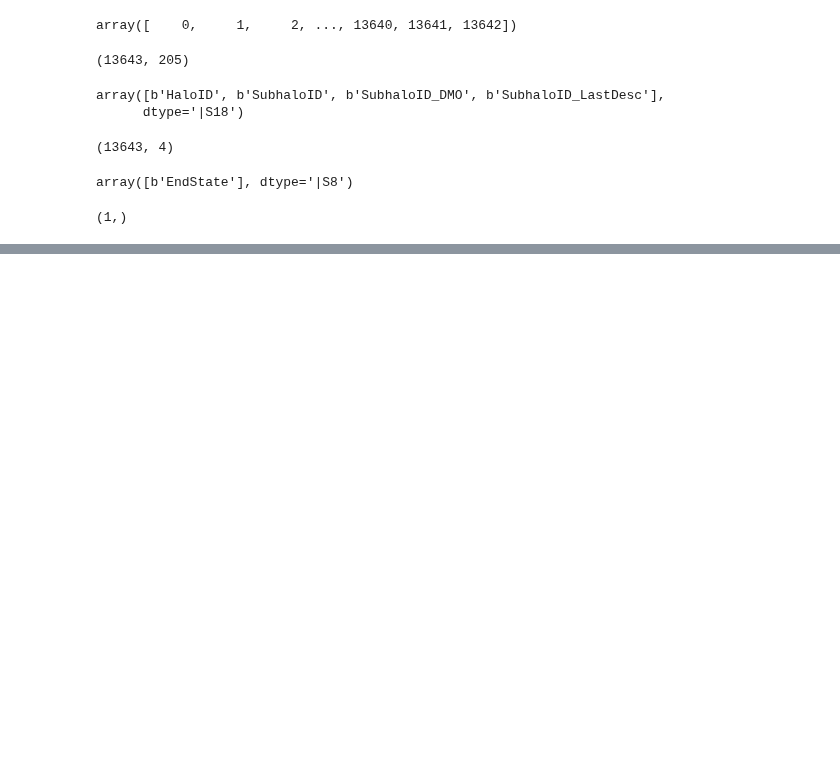
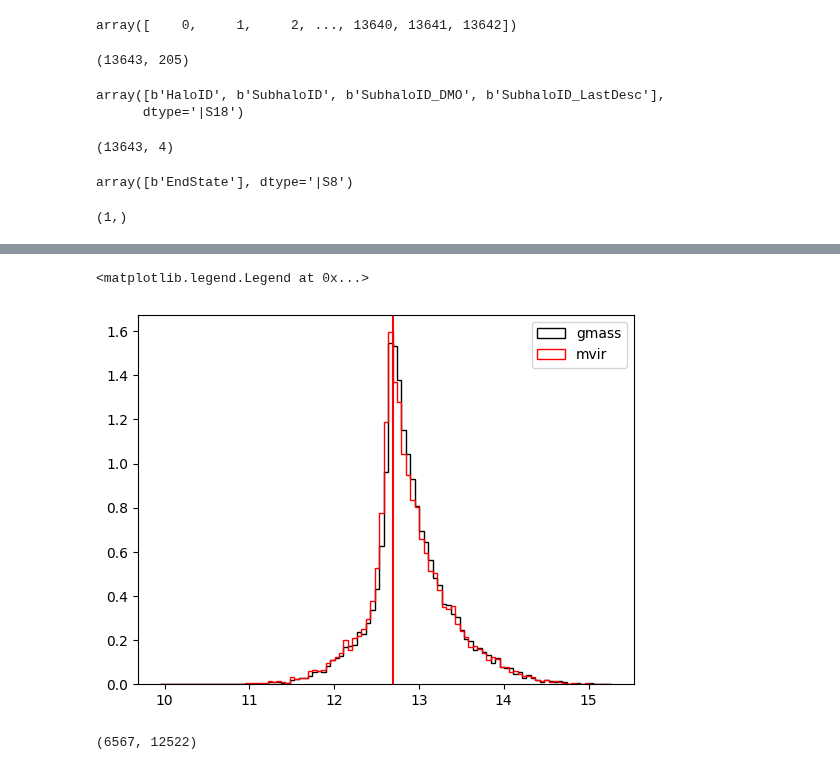
Before and after one commit to ismael-mendoza/nbody-relaxed, a Jupyter notebook: notebooks/wip/tng1.ipynb, the cells around one changed output, grey strips where cells are left out. Cells and saved outputs as stored; diff of their text form; code cells hidden in the pictures; blank space fills up the shorter version.

```diff
--- a/notebooks/wip/tng1.ipynb
+++ b/notebooks/wip/tng1.ipynb
@@ -5,3 +9,10 @@ import pickle
 # %%
 trees_file = "../../data/processed/tng/TNG300-1_cut_trees.p"
-tng_snapshot_dir = "../../data/processed/tng/TNG300-1/"
+tng_snapshot_dir = "../../data/processed/tng/TNG300-1/"  # everything is a host halo
+present_snapfile = tng_snapshot_dir + "TNG300-1_HaloHistory_MBP_snap99.hdf5"
+snaps = np.arange(0, 100, 1)
+# %%
+tng_h = 0.6774
+# %%
+def _convert_tng_mass(gmass):
+    return np.log10(gmass * 1e10 / tng_h)
@@ -119,0 +167,21 @@ f['Halos']['block1_items']
+# %%
+gmass = [_convert_tng_mass(t['Group_M_TopHat200'][0]) for t in trees1]
+_, bins, _ = plt.hist(gmass, bins=101, histtype='step', color='k', density=True, label='gmass');
+_ = plt.hist(cat['Mvir'].values, bins=bins, histtype='step', color='r', density=True, label='mvir');
+plt.axvline(12.7, c='r')
+plt.legend()
+# %% [output]
+<matplotlib.legend.Legend at 0x...>
+[figure, added]
+# %%
+# Lets pick a halo in the mass complete sample (mvir > 12.7 ~ Group_M_TopHat200)
+
+# pick tress that have present day snap
+trees1 = [t for t in trees if 99 in t['SnapNum']]
+
+# now pick trees that have Group_M_TopHat200 > 12.8 (some margin)
+gmass = np.array([_convert_tng_mass(t['Group_M_TopHat200'][0]) for t in trees1])
+trees2 = [t for ii, t in enumerate(trees1) if gmass[ii] > 12.8]
+len(trees2), len(trees1)
+# %% [output]
+(6567, 12522)
```
Also changed, not shown: parts of 24 cells of this notebook.
